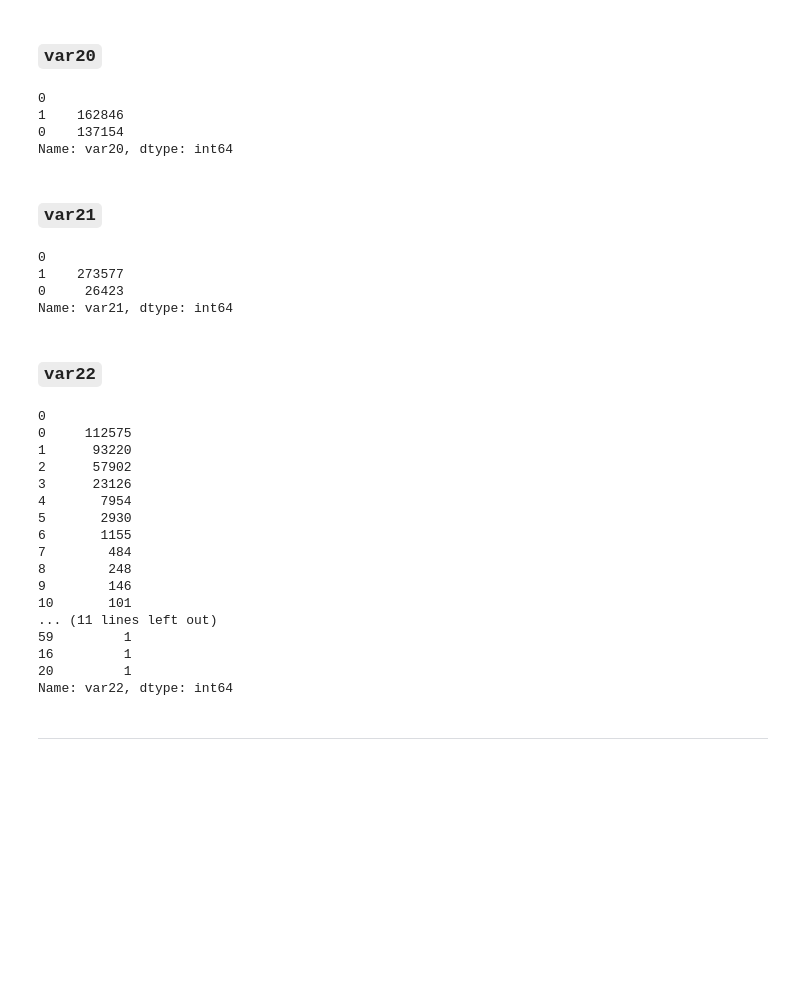
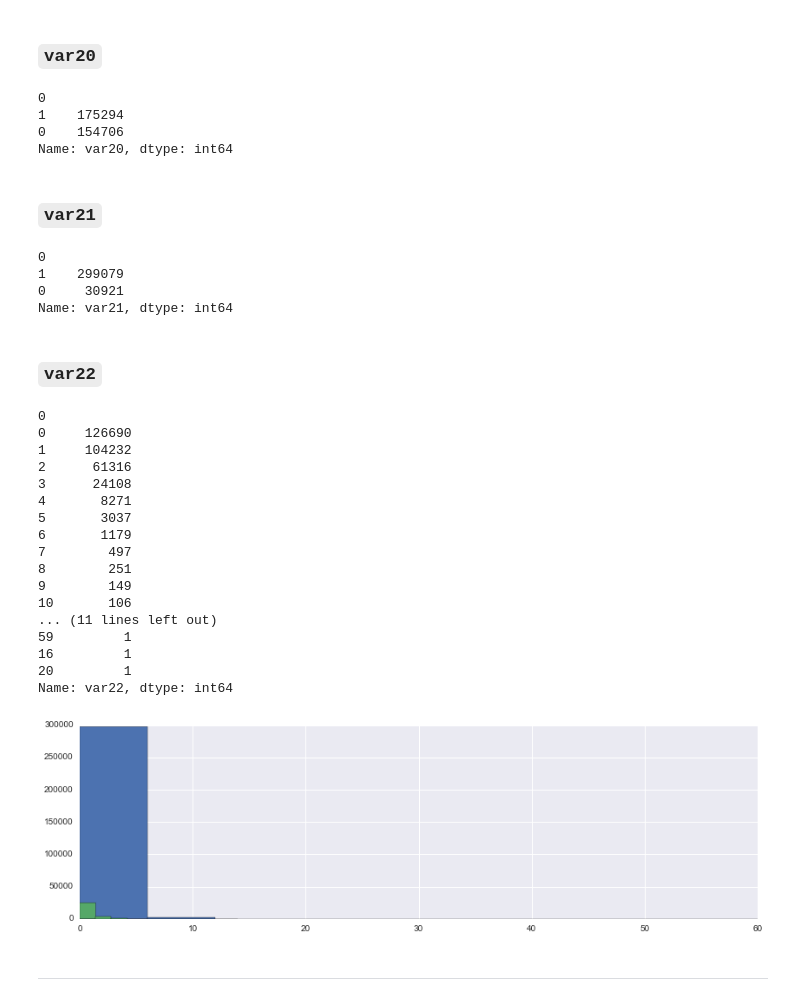
Before and after one commit to demidovakatya/competitions, a Jupyter notebook: exploratory_data_analysis.ipynb, the cells around one changed output. Drawn from its saved outputs; the diff is of its cells as text; code cells hidden in the pictures; blank space fills up the shorter version.

```diff
--- a/exploratory_data_analysis.ipynb
+++ b/exploratory_data_analysis.ipynb
@@ -838,46 +836,52 @@ Name: var19, dtype: int64
 # %% [markdown]
 ### `var20`
 # %%
-print(X.var20.isnull().sum())
-print(X.var20.value_counts())
+print(df.var20.isnull().sum())
+print(df.var20.value_counts())
 # %% [output]
 0
-1    162846
-0    137154
+1    175294
+0    154706
 Name: var20, dtype: int64
 # %% [markdown]
 ### `var21`
 # %%
-print(X.var21.isnull().sum())
-print(X.var21.value_counts())
+print(df.var21.isnull().sum())
+print(df.var21.value_counts())
 # %% [output]
 0
-1    273577
-0     26423
+1    299079
+0     30921
 Name: var21, dtype: int64
 # %% [markdown]
 ### `var22`
 # %%
-print(X.var22.isnull().sum())
-print(X.var22.value_counts())
+print(df.var22.isnull().sum())
+print(df.var22.value_counts())
 # %% [output]
 0
-0     112575
-1      93220
-2      57902
-3      23126
-4       7954
-5       2930
-6       1155
-7        484
-8        248
-9        146
-10       101
+0     126690
+1     104232
+2      61316
+3      24108
+4       8271
+5       3037
+6       1179
+7        497
+8        251
+9        149
+10       106
 ... (11 lines left out)
 59         1
 16         1
 20         1
 Name: var22, dtype: int64
+# %%
+plt.figure(figsize = (14, 4))
+X.var22.hist(bins = 10);
+X_test.var22.hist(bins = 10);
+# %% [output]
+[figure, added]
 # %% [markdown]
 -----
 # %%
```
Also changed, not shown: parts of 1 cell of this notebook.
